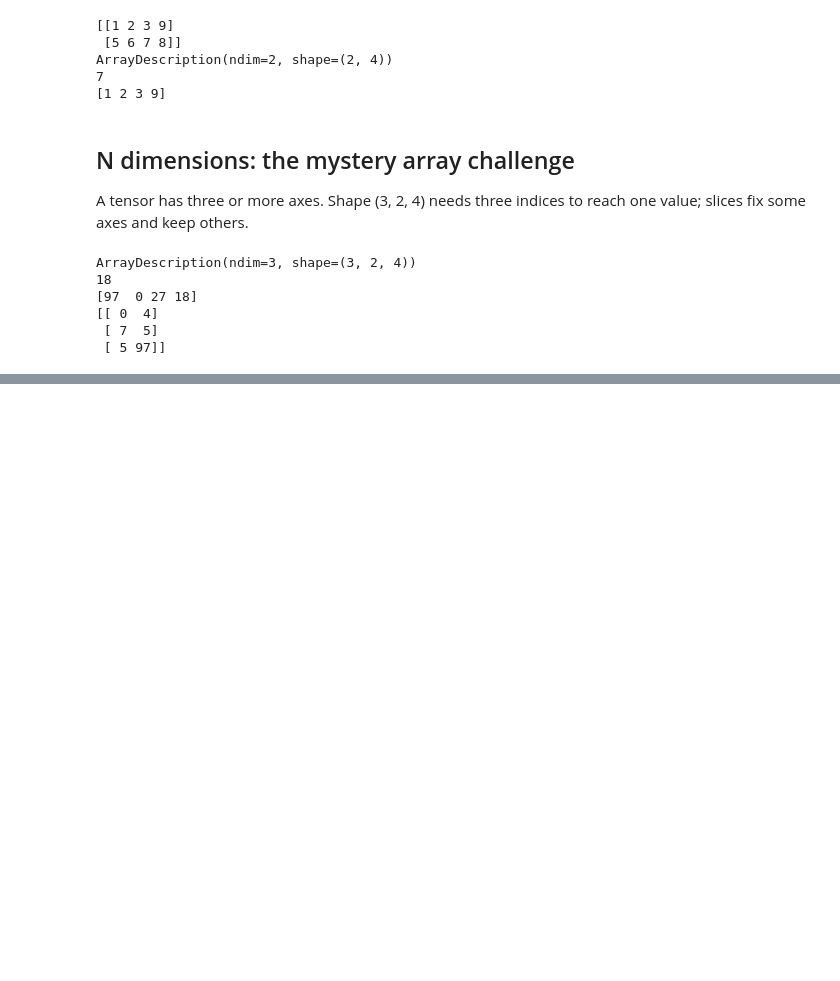
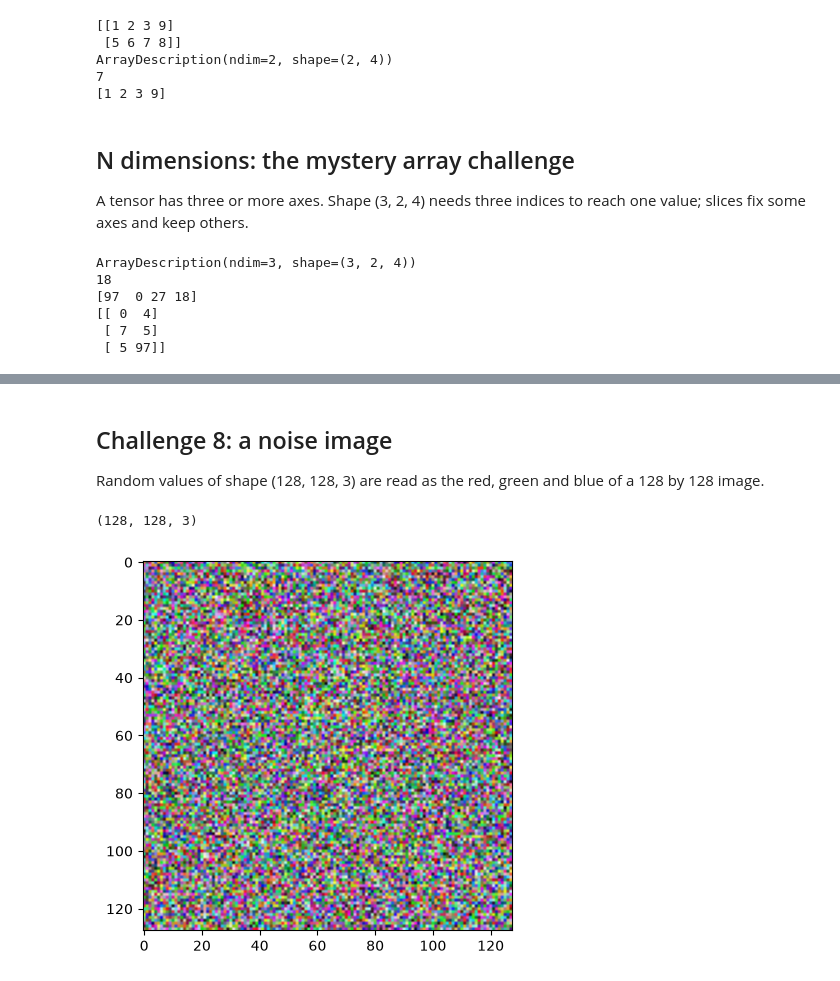
Before and after one commit to Tirsvad-Udemy-100-days-of-code/077-computing-with-numpy, a Jupyter notebook: notebooks/computing_with_numpy.ipynb, the cells around one changed output, grey strips where cells are left out. Drawn from its saved outputs; the diff is of its cells as text; code cells hidden in the pictures; blank space fills up the shorter version.

```diff
--- a/notebooks/computing_with_numpy.ipynb
+++ b/notebooks/computing_with_numpy.ipynb
@@ -84,0 +199,16 @@ ArrayDescription(ndim=3, shape=(3, 2, 4))
+# %% [markdown]
+## Challenge 8: a noise image
+
+Random values of shape (128, 128, 3) are read as the red, green and blue of a 128 by 128 image.
+# %%
+import matplotlib.pyplot as plt
+
+from computing_with_numpy.domain.generating import noise_image
+
+noise = noise_image(77)
+print(noise.shape)
+plt.imshow(noise)
+plt.show()
+# %% [output]
+(128, 128, 3)
+[figure, added]
```
Also changed, not shown: parts of 14 cells of this notebook, 23 other files.
